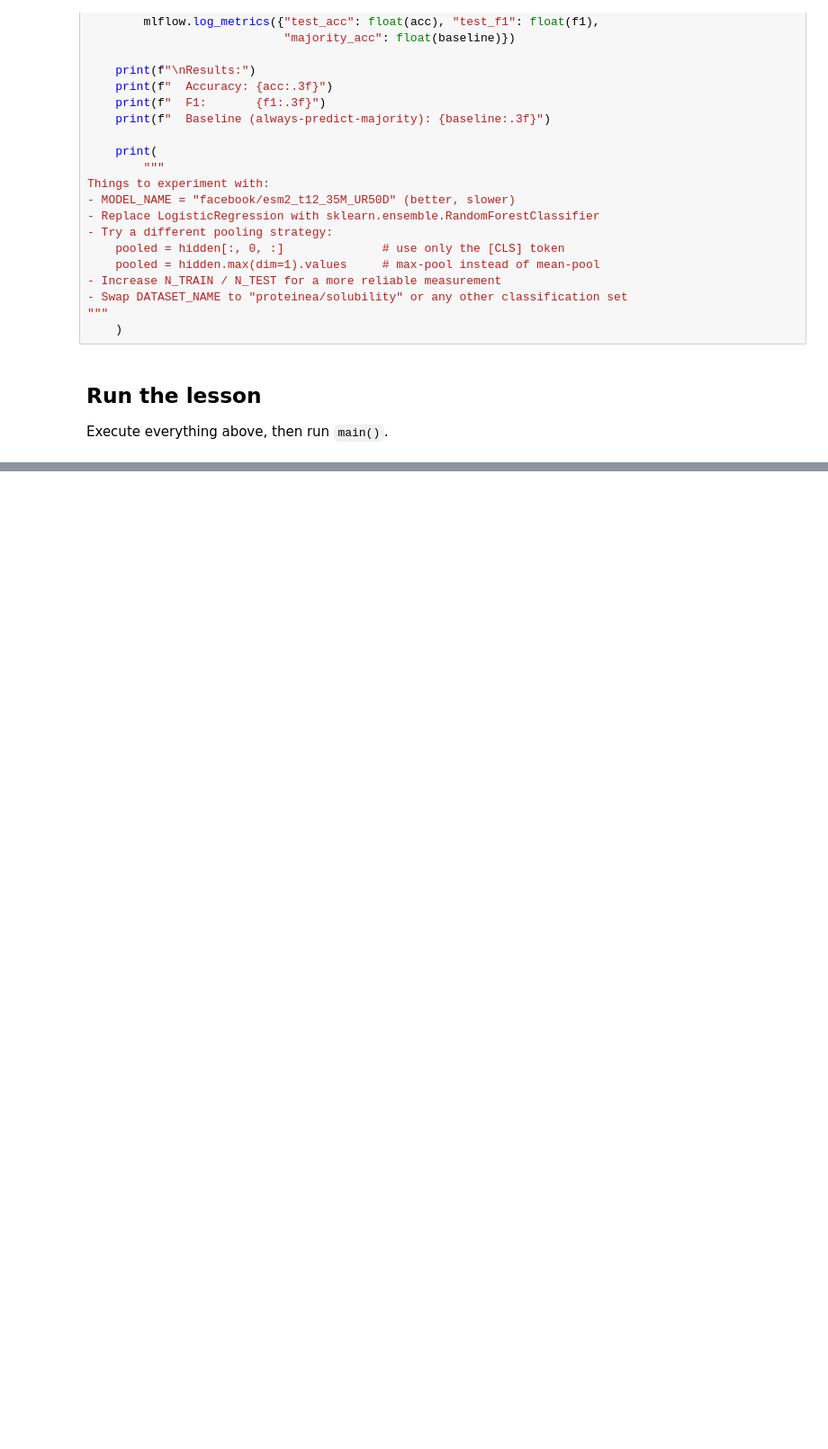
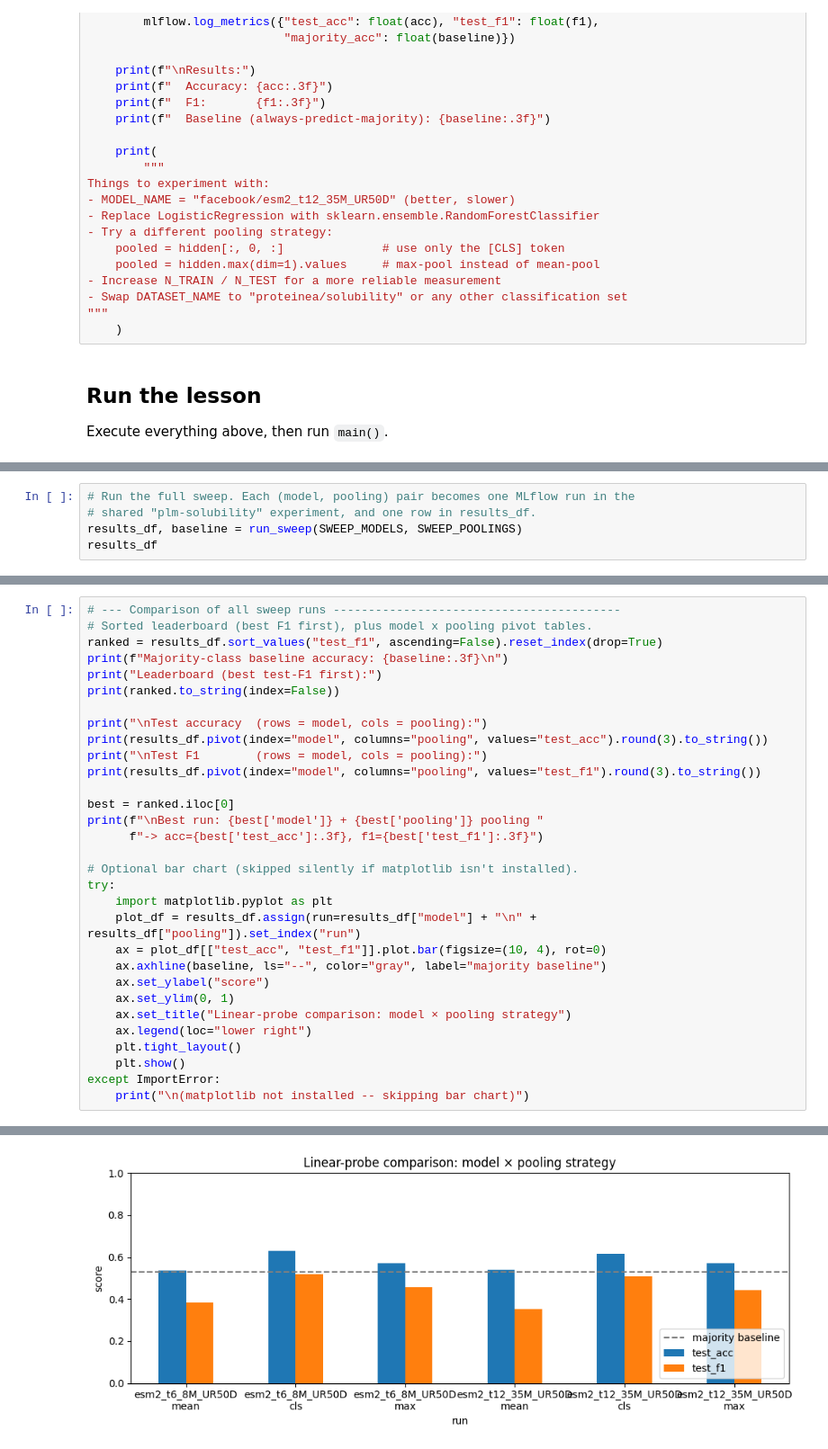
Before and after one commit to LampOfSocrates/xai-starter, a Jupyter notebook: plm/plm_l1_embeddings_probe.ipynb, the cells around one changed output, grey strips where cells are left out. Shown at 90% size. Drawn from its saved outputs; the diff is of its cells as text; blank space fills up the shorter version.

Commit message:
sweep over models

```diff
--- a/plm/plm_l1_embeddings_probe.ipynb
+++ b/plm/plm_l1_embeddings_probe.ipynb
@@ -213,0 +329,5 @@ Extracting train embeddings...
+# %%
+# Run the full sweep. Each (model, pooling) pair becomes one MLflow run in the
+# shared "plm-solubility" experiment, and one row in results_df.
+results_df, baseline = run_sweep(SWEEP_MODELS, SWEEP_POOLINGS)
+results_df
@@ -213,0 +380,32 @@ Extracting train embeddings...
+# %%
+# --- Comparison of all sweep runs -----------------------------------------
+# Sorted leaderboard (best F1 first), plus model x pooling pivot tables.
+ranked = results_df.sort_values("test_f1", ascending=False).reset_index(drop=True)
+print(f"Majority-class baseline accuracy: {baseline:.3f}\n")
+print("Leaderboard (best test-F1 first):")
+print(ranked.to_string(index=False))
+
+print("\nTest accuracy  (rows = model, cols = pooling):")
+print(results_df.pivot(index="model", columns="pooling", values="test_acc").round(3).to_string())
+print("\nTest F1        (rows = model, cols = pooling):")
+print(results_df.pivot(index="model", columns="pooling", values="test_f1").round(3).to_string())
+
+best = ranked.iloc[0]
+print(f"\nBest run: {best['model']} + {best['pooling']} pooling "
+      f"-> acc={best['test_acc']:.3f}, f1={best['test_f1']:.3f}")
+
+# Optional bar chart (skipped silently if matplotlib isn't installed).
+try:
+    import matplotlib.pyplot as plt
+    plot_df = results_df.assign(run=results_df["model"] + "\n" + results_df["pooling"]).set_index("run")
+    ax = plot_df[["test_acc", "test_f1"]].plot.bar(figsize=(10, 4), rot=0)
+    ax.axhline(baseline, ls="--", color="gray", label="majority baseline")
+    ax.set_ylabel("score")
+    ax.set_ylim(0, 1)
+    ax.set_title("Linear-probe comparison: model × pooling strategy")
+    ax.legend(loc="lower right")
+    plt.tight_layout()
+    plt.show()
+except ImportError:
+    print("\n(matplotlib not installed -- skipping bar chart)")
+# %% [output]
@@ -213,0 +429 @@ Extracting train embeddings...
+[figure, added]
```
Also changed, not shown: parts of 6 cells of this notebook, 1 other file.
